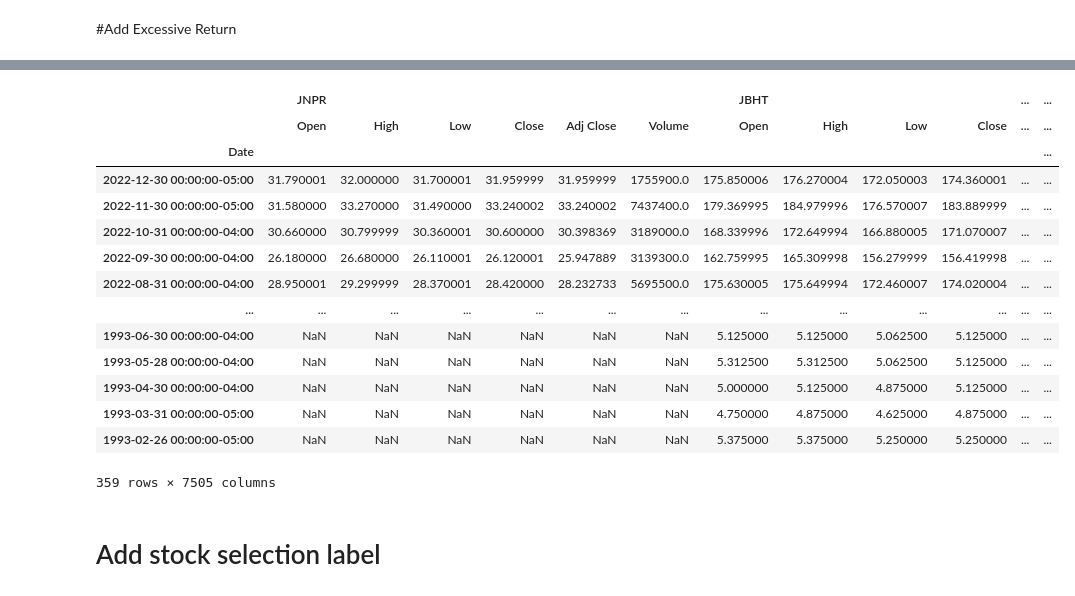
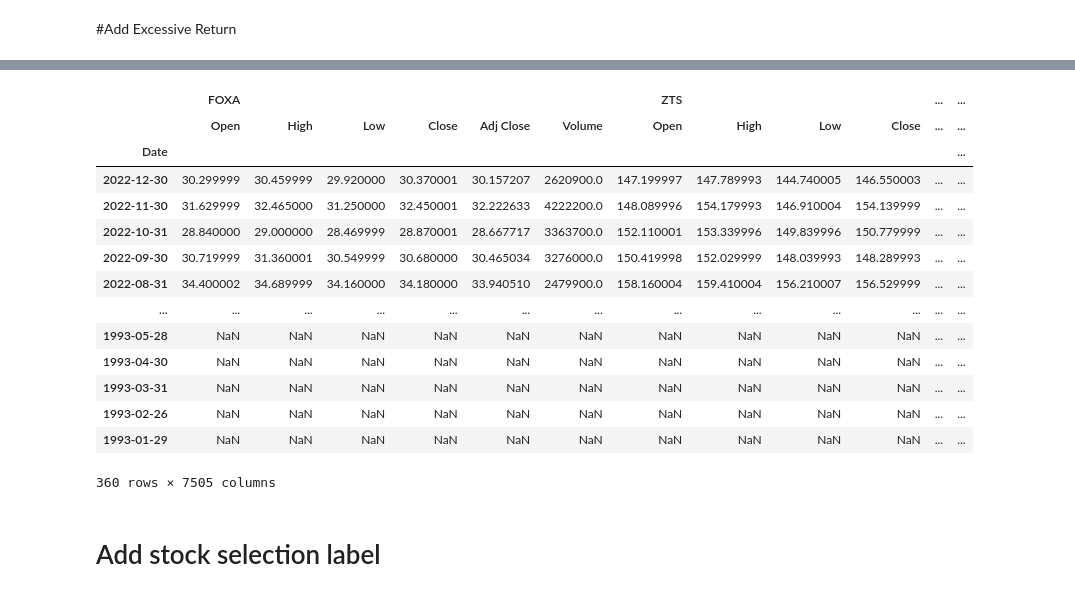
Before and after one commit to YanggWendy/FYP-Portfolio-Management-System, a Jupyter notebook: FYP_Stock_Data.ipynb, the cells around one changed output, grey strips where cells are left out. Drawn from its saved outputs; the diff is of its cells as text; code cells hidden in the pictures.

```diff
--- a/FYP_Stock_Data.ipynb
+++ b/FYP_Stock_Data.ipynb
@@ -766,28 +772,25 @@ SP500_drop
 SP500_drop.to_csv("drive/My Drive/FYP Data/sp500 data final.csv",index=True, header=True )
 # %%
 SP500_final = pd.read_csv("drive/My Drive/FYP Data/sp500 data final.csv",index_col = 0,header = [0,1])
-SP500_final = SP500_final.drop(index='2023-01-31 00:00:00-05:00')
-SP500_final = SP500_final.drop('BRK.B',axis = 1)
-SP500_final = SP500_final.drop('BF.B',axis = 1)
-SP500_final = SP500_final.drop('GEHC',axis = 1)
+SP500_final = SP500_final.drop(index='2023-01-31')
 
 SP500_final
 # %% [output]
-|  | JNPR |  |  |  |  |  | JBHT |  |  |  | ... | ... |
+|  | FOXA |  |  |  |  |  | ZTS |  |  |  | ... | ... |
 |  | Open | High | Low | Close | Adj Close | Volume | Open | High | Low | Close | ... | ... |
 | Date |  |  |  |  |  |  |  |  |  |  |  | ... |
-| 2022-12-30 00:00:00-05:00 | 31.790001 | 32.000000 | 31.700001 | 31.959999 | 31.959999 | 1755900.0 | 175.850006 | 176.270004 | 172.050003 | 174.360001 | ... | ... |
-| 2022-11-30 00:00:00-05:00 | 31.580000 | 33.270000 | 31.490000 | 33.240002 | 33.240002 | 7437400.0 | 179.369995 | 184.979996 | 176.570007 | 183.889999 | ... | ... |
-| 2022-10-31 00:00:00-04:00 | 30.660000 | 30.799999 | 30.360001 | 30.600000 | 30.398369 | 3189000.0 | 168.339996 | 172.649994 | 166.880005 | 171.070007 | ... | ... |
-| 2022-09-30 00:00:00-04:00 | 26.180000 | 26.680000 | 26.110001 | 26.120001 | 25.947889 | 3139300.0 | 162.759995 | 165.309998 | 156.279999 | 156.419998 | ... | ... |
-| 2022-08-31 00:00:00-04:00 | 28.950001 | 29.299999 | 28.370001 | 28.420000 | 28.232733 | 5695500.0 | 175.630005 | 175.649994 | 172.460007 | 174.020004 | ... | ... |
+| 2022-12-30 | 30.299999 | 30.459999 | 29.920000 | 30.370001 | 30.157207 | 2620900.0 | 147.199997 | 147.789993 | 144.740005 | 146.550003 | ... | ... |
+| 2022-11-30 | 31.629999 | 32.465000 | 31.250000 | 32.450001 | 32.222633 | 4222200.0 | 148.089996 | 154.179993 | 146.910004 | 154.139999 | ... | ... |
+| 2022-10-31 | 28.840000 | 29.000000 | 28.469999 | 28.870001 | 28.667717 | 3363700.0 | 152.110001 | 153.339996 | 149.839996 | 150.779999 | ... | ... |
+| 2022-09-30 | 30.719999 | 31.360001 | 30.549999 | 30.680000 | 30.465034 | 3276000.0 | 150.419998 | 152.029999 | 148.039993 | 148.289993 | ... | ... |
+| 2022-08-31 | 34.400002 | 34.689999 | 34.160000 | 34.180000 | 33.940510 | 2479900.0 | 158.160004 | 159.410004 | 156.210007 | 156.529999 | ... | ... |
 | ... | ... | ... | ... | ... | ... | ... | ... | ... | ... | ... | ... | ... |
-| 1993-06-30 00:00:00-04:00 | NaN | NaN | NaN | NaN | NaN | NaN | 5.125000 | 5.125000 | 5.062500 | 5.125000 | ... | ... |
-| 1993-05-28 00:00:00-04:00 | NaN | NaN | NaN | NaN | NaN | NaN | 5.312500 | 5.312500 | 5.062500 | 5.125000 | ... | ... |
-| 1993-04-30 00:00:00-04:00 | NaN | NaN | NaN | NaN | NaN | NaN | 5.000000 | 5.125000 | 4.875000 | 5.125000 | ... | ... |
-| 1993-03-31 00:00:00-05:00 | NaN | NaN | NaN | NaN | NaN | NaN | 4.750000 | 4.875000 | 4.625000 | 4.875000 | ... | ... |
-| 1993-02-26 00:00:00-05:00 | NaN | NaN | NaN | NaN | NaN | NaN | 5.375000 | 5.375000 | 5.250000 | 5.250000 | ... | ... |
+| 1993-05-28 | NaN | NaN | NaN | NaN | NaN | NaN | NaN | NaN | NaN | NaN | ... | ... |
+| 1993-04-30 | NaN | NaN | NaN | NaN | NaN | NaN | NaN | NaN | NaN | NaN | ... | ... |
+| 1993-03-31 | NaN | NaN | NaN | NaN | NaN | NaN | NaN | NaN | NaN | NaN | ... | ... |
+| 1993-02-26 | NaN | NaN | NaN | NaN | NaN | NaN | NaN | NaN | NaN | NaN | ... | ... |
+| 1993-01-29 | NaN | NaN | NaN | NaN | NaN | NaN | NaN | NaN | NaN | NaN | ... | ... |
-359 rows × 7505 columns
+360 rows × 7505 columns
 # %% [markdown]
 # Add stock selection label
 # %%
```
Also changed, not shown: parts of 82 cells of this notebook.
